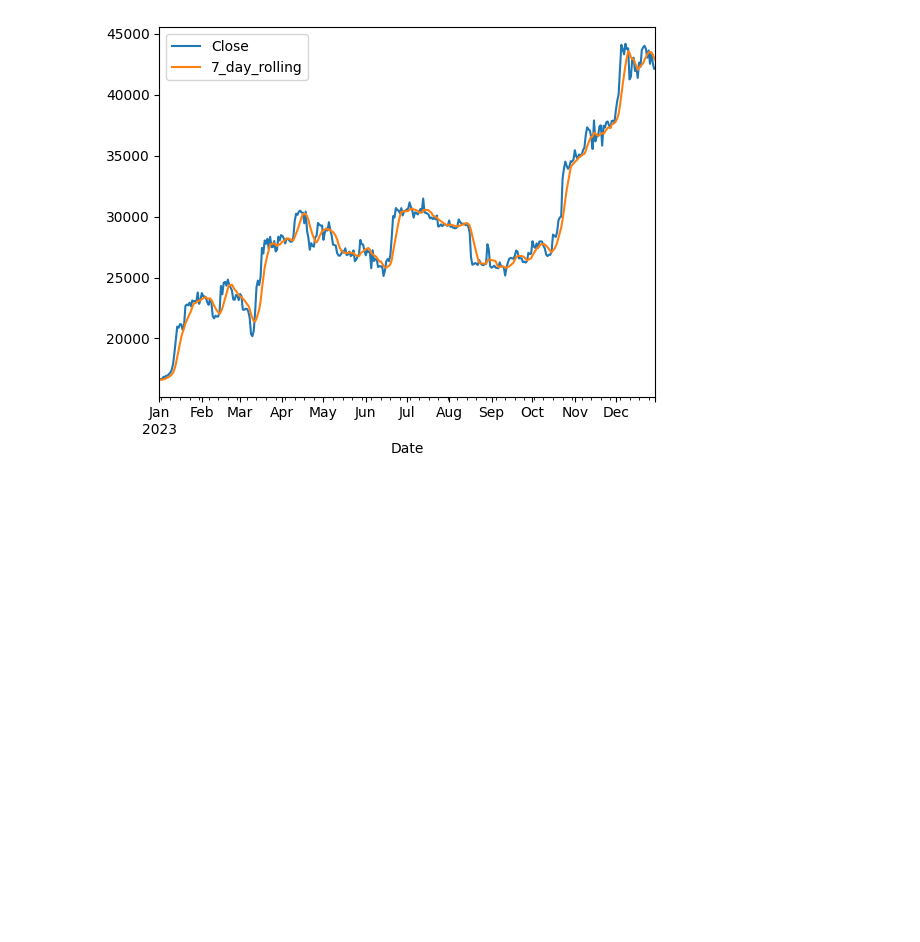
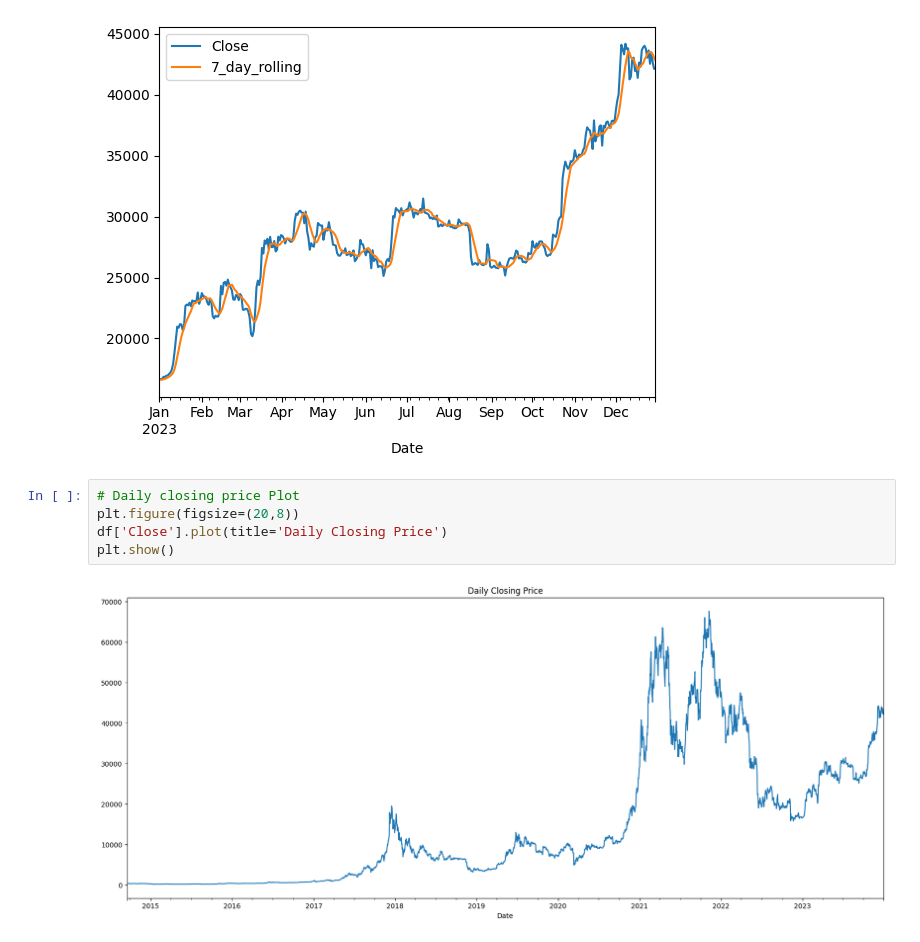
Before and after one commit to siddsahu17/Python-Data-Visualization, a Jupyter notebook: caching/bitcoin_cache.ipynb, the cells around one changed output. Saved outputs shown, nothing was run; the diff lists cells and outputs as text; blank space fills up the shorter version.

```diff
--- a/caching/bitcoin_cache.ipynb
+++ b/caching/bitcoin_cache.ipynb
@@ -41,3 +27,10 @@ plt.show()
 # %% [output]
 <Figure size 2000x800 with 0 Axes>
 [figure]
+# %%
+# Daily closing price Plot
+plt.figure(figsize=(20,8))
+df['Close'].plot(title='Daily Closing Price')
+plt.show()
+# %% [output]
+[figure, added]
```
Also changed, not shown: parts of 6 cells of this notebook, 2 other files.
